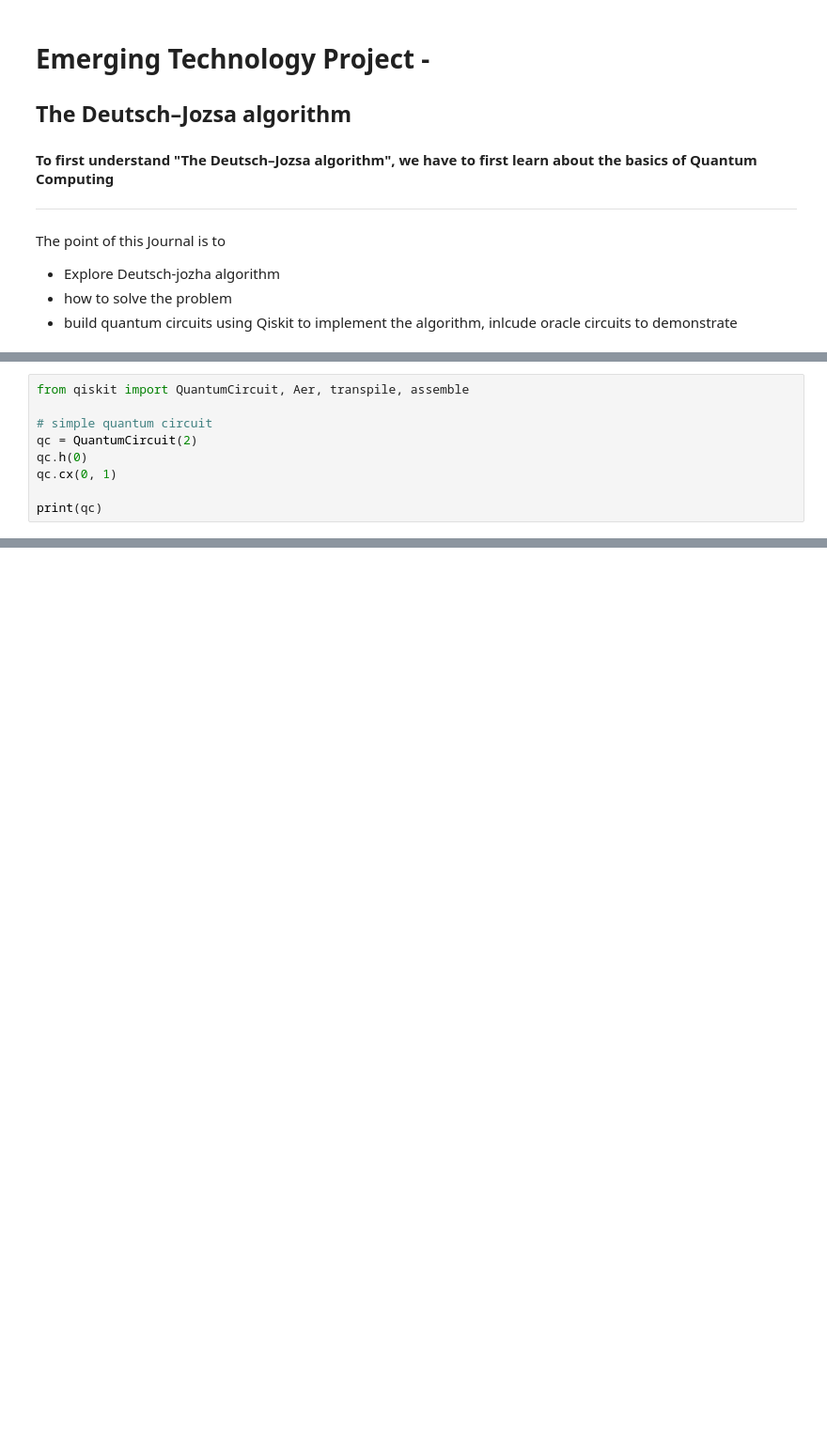
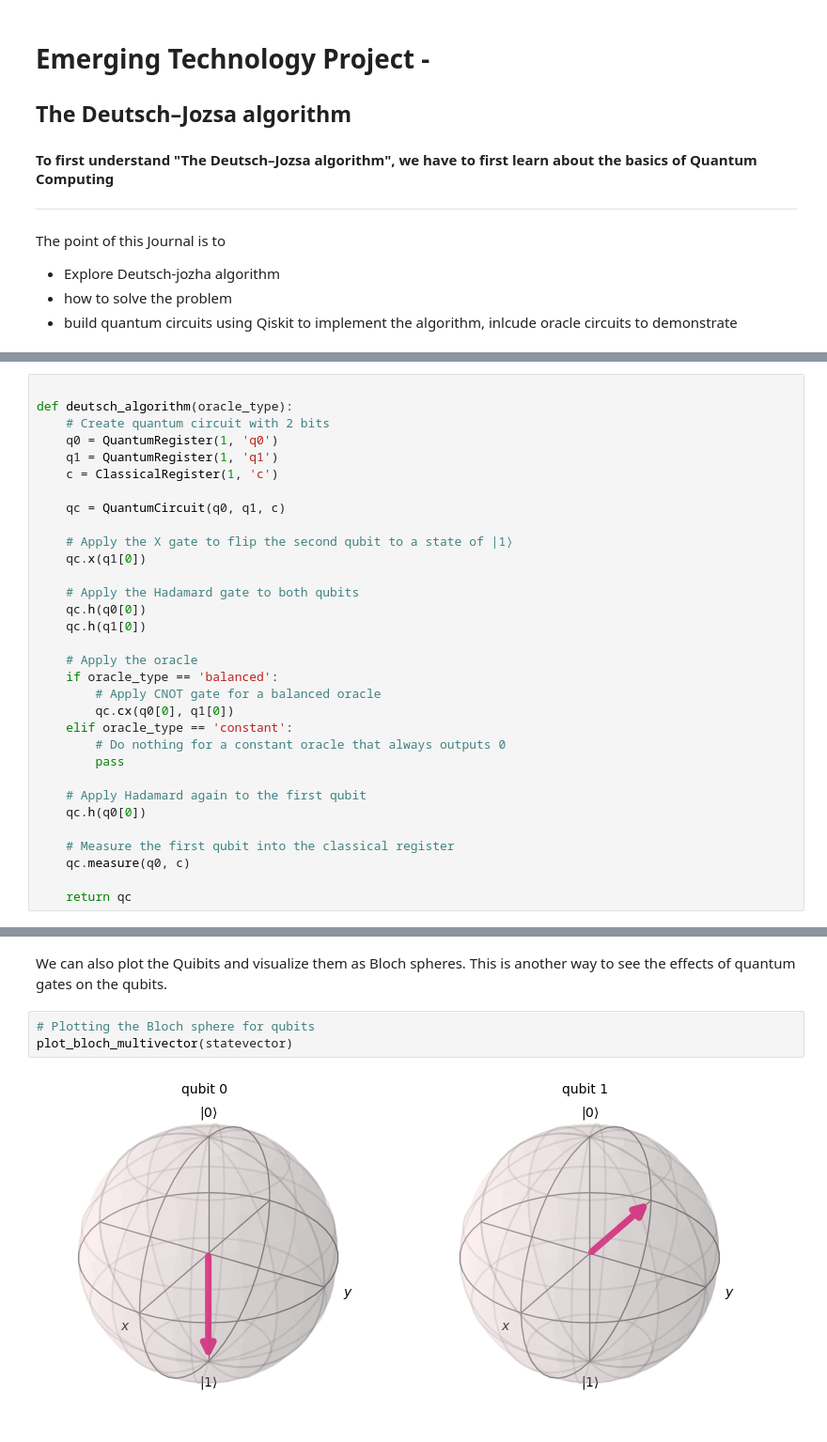
Before and after one commit to EoinieLawless/EmergingTechnologyModule, a Jupyter notebook: project.ipynb, the cells around one changed output, grey strips where cells are left out. Shown at 94% size. Drawn from its saved outputs; the diff is of its cells as text; blank space fills up the shorter version.

```diff
--- a/project.ipynb
+++ b/project.ipynb
@@ -117,9 +173,0 @@ qc.qubits
-# %%
-from qiskit import QuantumCircuit, Aer, transpile, assemble
-
-# simple quantum circuit
-qc = QuantumCircuit(2)
-qc.h(0)
-qc.cx(0, 1)
-
-print(qc)
@@ -134 +181,33 @@ q_1: ─────┤ X ├
+# %%
+
+def deutsch_algorithm(oracle_type):
+    # Create quantum circuit with 2 bits
+    q0 = QuantumRegister(1, 'q0')
+    q1 = QuantumRegister(1, 'q1')
+    c = ClassicalRegister(1, 'c')
+
+    qc = QuantumCircuit(q0, q1, c)
+
+    # Apply the X gate to flip the second qubit to a state of |1⟩
+    qc.x(q1[0])
+
+    # Apply the Hadamard gate to both qubits
+    qc.h(q0[0])
+    qc.h(q1[0])
+
+    # Apply the oracle
+    if oracle_type == 'balanced':
+        # Apply CNOT gate for a balanced oracle
+        qc.cx(q0[0], q1[0])
+    elif oracle_type == 'constant':
+        # Do nothing for a constant oracle that always outputs 0
+        pass
+
+    # Apply Hadamard again to the first qubit
+    qc.h(q0[0])
+
+    # Measure the first qubit into the classical register
+    qc.measure(q0, c)
+
+    return qc
 # %%
@@ -198,0 +255,7 @@ In conclusion, this code demonstates Deutsch's Algorithm by setting up a quantum
+# %% [markdown]
+We can also plot the Quibits and visualize them as Bloch spheres. This is another way to see the effects of quantum gates on the qubits.
+# %%
+# Plotting the Bloch sphere for qubits
+plot_bloch_multivector(statevector)
+# %% [output]
+[figure, added]
```
Also changed, not shown: parts of 26 cells of this notebook, 1 other file.
